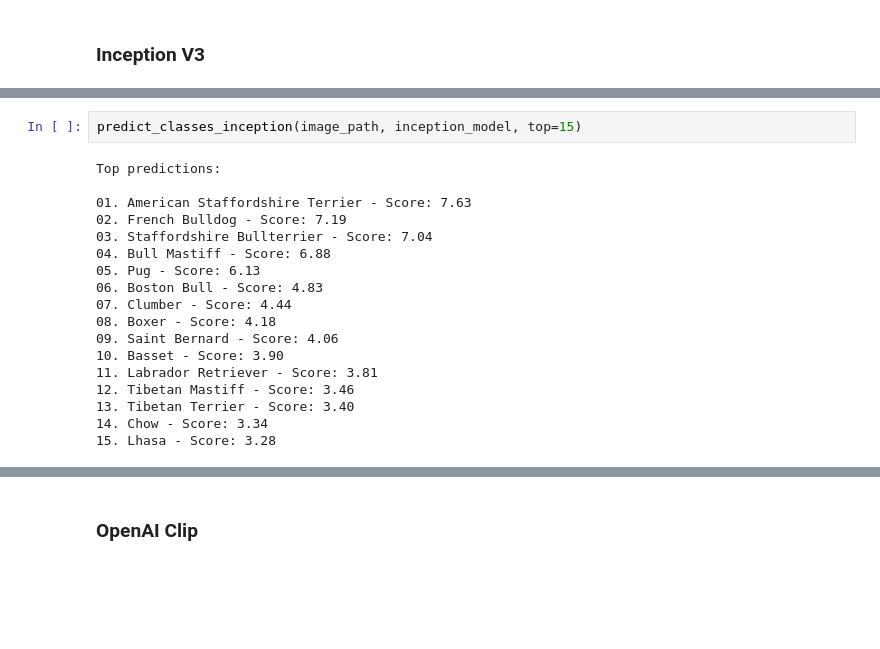
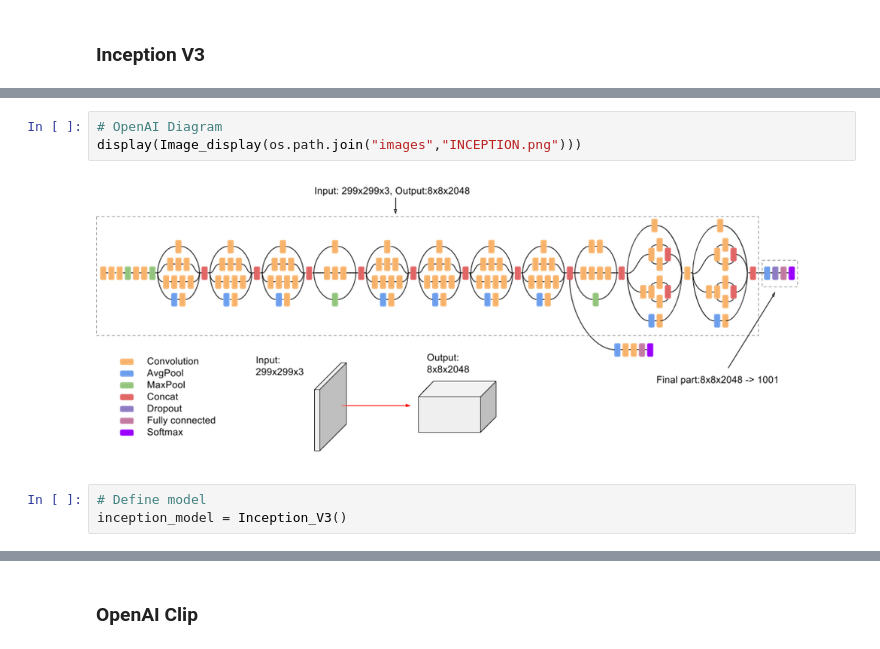
Before and after one commit to CarloCDT/Computer-Vision-Image-Similarity, a Jupyter notebook: Computer Vision APIs.ipynb, the cells around one changed output, grey strips where cells are left out. Drawn from its saved outputs; the diff is of its cells as text; blank space fills up the shorter version.

```diff
--- a/Computer Vision APIs.ipynb
+++ b/Computer Vision APIs.ipynb
@@ -62,20 +26,8 @@ def predict_classes_inception(image_path, model, top=10):
-# %%
-predict_classes_inception(image_path, inception_model, top=15)
-# %% [output]
-Top predictions:
-
-01. American Staffordshire Terrier - Score: 7.63
-02. French Bulldog - Score: 7.19
-03. Staffordshire Bullterrier - Score: 7.04
-04. Bull Mastiff - Score: 6.88
-05. Pug - Score: 6.13
-06. Boston Bull - Score: 4.83
-07. Clumber - Score: 4.44
-08. Boxer - Score: 4.18
-09. Saint Bernard - Score: 4.06
-10. Basset - Score: 3.90
-11. Labrador Retriever - Score: 3.81
-12. Tibetan Mastiff - Score: 3.46
-13. Tibetan Terrier - Score: 3.40
-14. Chow - Score: 3.34
-15. Lhasa - Score: 3.28
+# %%
+# OpenAI Diagram
+display(Image_display(os.path.join("images","INCEPTION.png")))
+# %% [output]
+[figure, added]
+# %%
+# Define model
+inception_model = Inception_V3()
```
Also changed, not shown: parts of 19 cells of this notebook, 20 other files.
